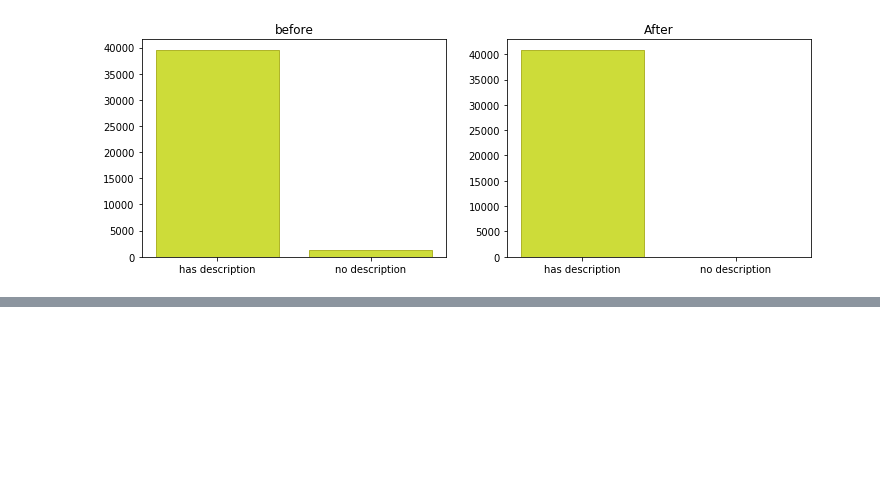
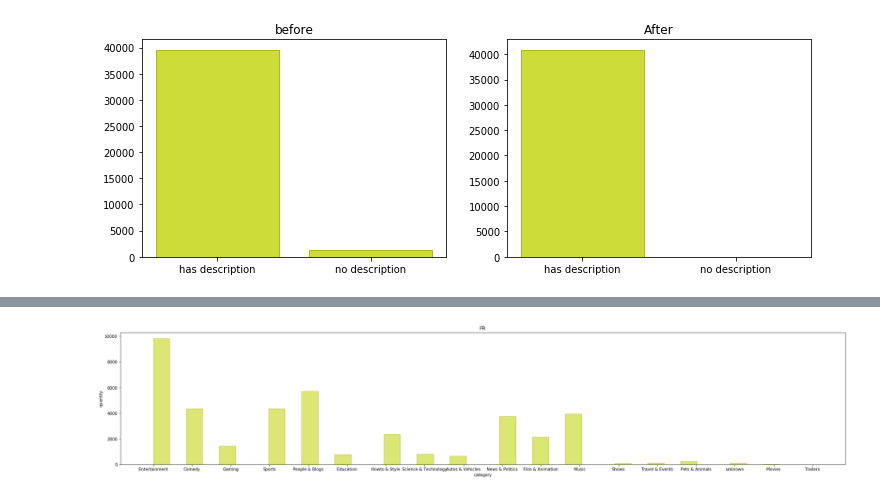
Before and after one commit to PluckySaltyfish/DataMiningClass, a Jupyter notebook: youtube.py.ipynb, the cells around one changed output, grey strips where cells are left out. Drawn from its saved outputs; the diff is of its cells as text; code cells hidden in the pictures; blank space fills up the shorter version.

```diff
--- a/youtube.py.ipynb
+++ b/youtube.py.ipynb
@@ -509,0 +661,6 @@ plt.show()
+# %%
+# 法国
+cate = get_cate(fr.data,fr_list)
+cate_hist(cate,'FR')
+# %% [output]
+[figure, added]
```
Also changed, not shown: parts of 145 cells of this notebook, 3 other files.
